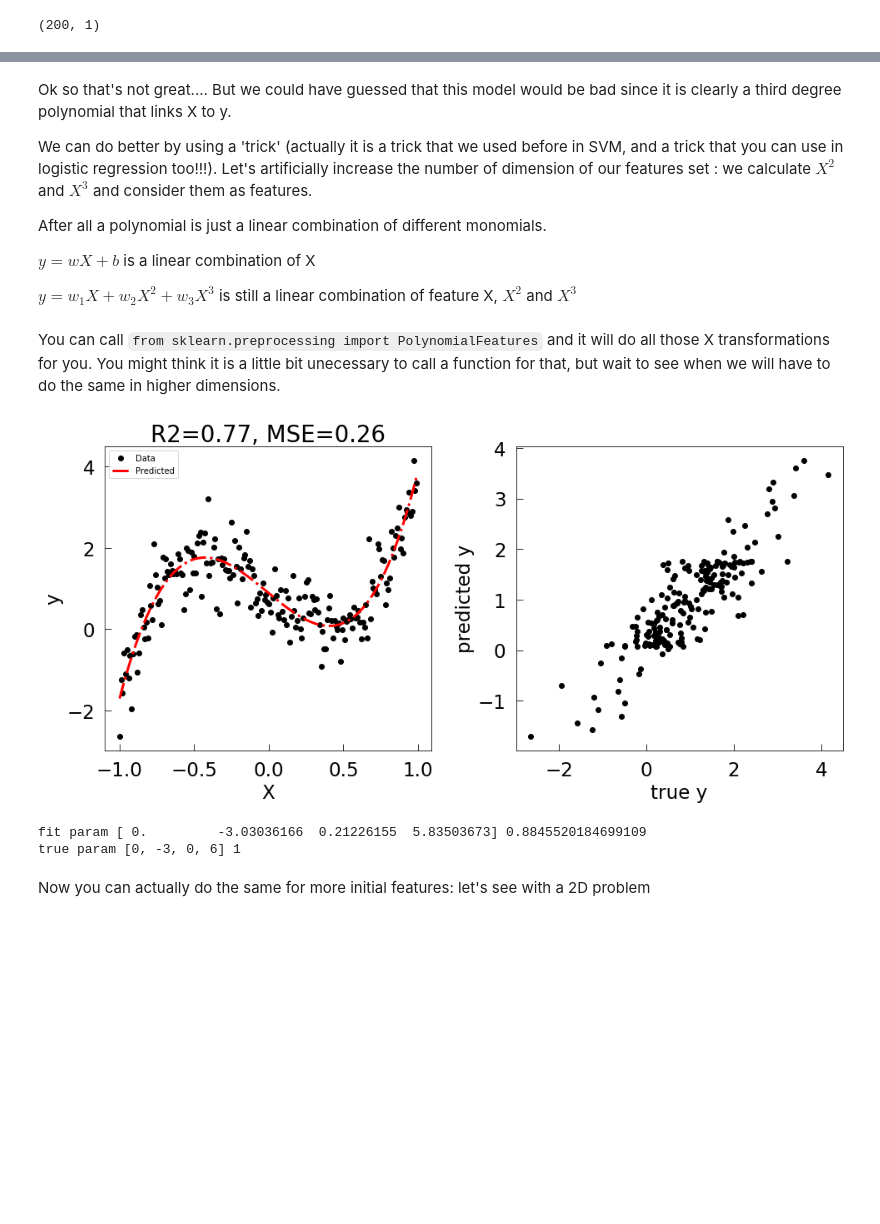
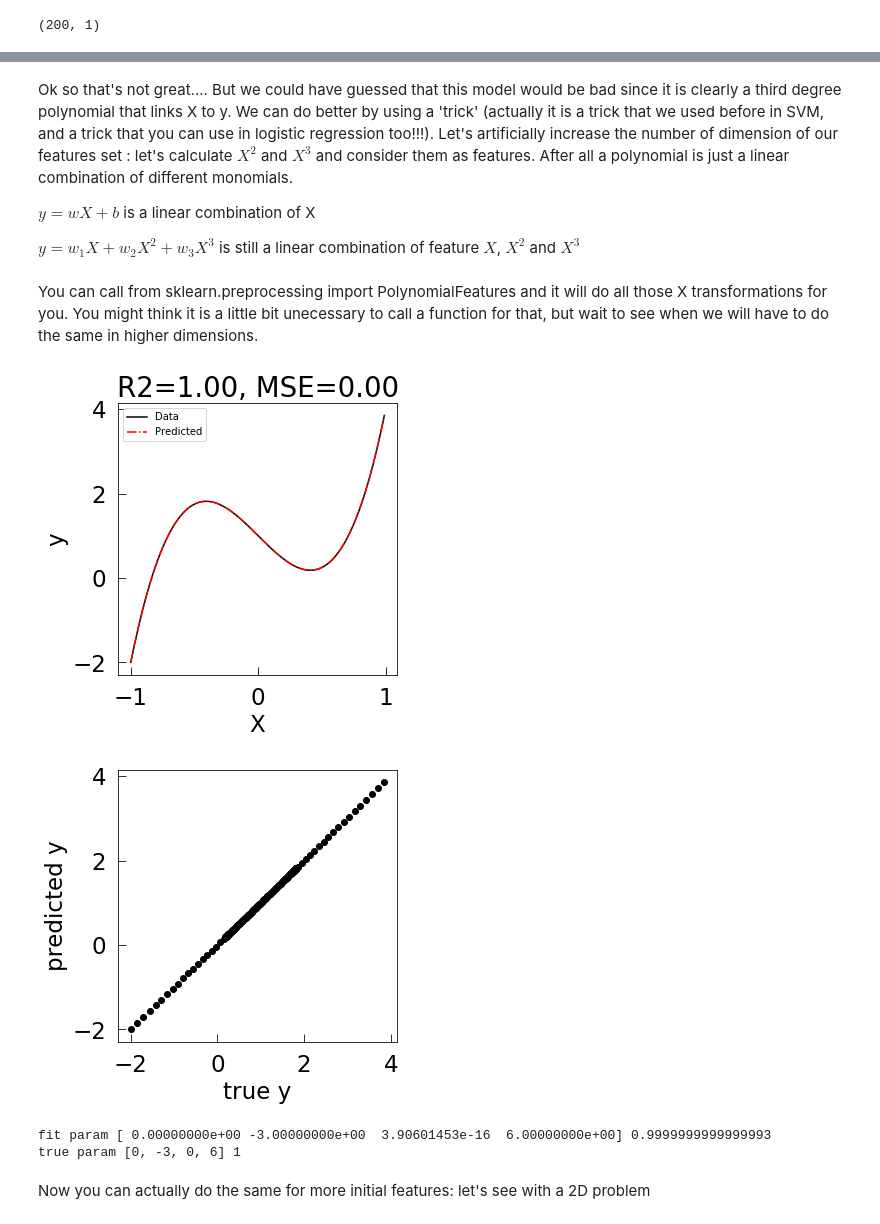
Before and after one commit to sib-swiss/intro-machine-learning-training, a Jupyter notebook: python_notebooks/Chapter_4_Machine_Learning_for_regression.ipynb, the cells around one changed output, grey strips where cells are left out. Drawn from its saved outputs; the diff is of its cells as text; code cells hidden in the pictures; blank space fills up the shorter version.

```diff
--- a/python_notebooks/Chapter_4_Machine_Learning_for_regression.ipynb
+++ b/python_notebooks/Chapter_4_Machine_Learning_for_regression.ipynb
@@ -297,11 +246,11 @@ As you can see, there are some differences between the two scores, probably comi
 # %%
 # Toy data set where we have only one feature (X is one dimensional) and we want to predict y.
-# We use a simple model here: y is just a typical third degree polynomial of X with some gaussian noise
-# (here the coefficient of noise is set to 0.5 but I encourage you to play with it).
+# We use a simple model used here: y is just a typical third degree polynomial of X with some gaussian noise
+# (here the coefficient of noise is set to 0 but #I encourage you to play with it).
 
 X=np.ndarray.reshape(np.arange(-1,1,10**-2),200,1)
 print(np.shape(X))
-y=[1-3*v+6*v**3 +0.5*np.random.randn() for v in X[:,0]]
+y=[1-3*v+6*v**3 +0*np.random.randn() for v in X[:,0]]
 # %% [output]
 (200, 1)
 # %%
@@ -342,52 +288,45 @@ plt.show()
 # %% [markdown]
-Ok so that's not great.... But we could have guessed that this model would be bad since it is clearly a third degree polynomial that links X to y.
-
-We can do better by using a 'trick' (actually it is a trick that we used before in SVM, and a trick that you can use in logistic regression too!!!). Let's artificially increase the number of dimension of our features set : we calculate $X^{2}$ and $X^{3}$ and consider them as features.
-
-After all a polynomial is just a linear combination of different monomials.
+Ok so that's not great.... But we could have guessed that this model would be bad since it is clearly a third degree polynomial that links X to y. We can do better by using a 'trick' (actually it is a trick that we used before in SVM, and a trick that you can use in logistic regression too!!!). Let's artificially increase the number of dimension of our features set : let's calculate $X^{2}$ and $X^{3}$ and consider them as features. After all a polynomial is just a linear combination of different monomials.
 
 $y=wX +b$ is a linear combination of X
 
-$y=w_{1}X+w_{2}X^{2}+w_{3}X^{3}$ is still a linear combination of feature X, $X^{2}$ and $X^{3}$
+$y=w_{1}X+w_{2}X^{2}+w_{3}X^{3}$ is still a linear combination of feature $X$, $X^{2}$ and $X^{3}$
 # %% [markdown]
-You can call `from sklearn.preprocessing import PolynomialFeatures` and it will do all those X transformations for you.
-You might think it is a little bit unecessary to call a function for that, but wait to see when we will have to do the same in higher dimensions.
+You can call from sklearn.preprocessing import PolynomialFeatures and it will do all those X transformations for you. You might think it is a little bit unecessary to call a function for that, but wait to see when we will have to do the same in higher dimensions.
 # %%
 from sklearn.preprocessing import PolynomialFeatures
 
 # here we set a third degree polynomial object
 poly = PolynomialFeatures(degree=3)
 # do the actual fit and transformation of data
 X_poly=poly.fit_transform(X)
 
+from sklearn.preprocessing import StandardScaler
+scaler=StandardScaler()
+scaler.fit_transform(X_poly)
 
 lr=LinearRegression()
 lr.fit(X_poly,y)
 y_predict=lr.predict(X_poly)
 R2=r2_score(y,y_predict)
 MSE=mean_squared_error(y,y_predict)
-
-fig,ax = plt.subplots(1,2, figsize=(14,7))
-
-ax[0].plot(X[:,0],y,'ko',label='Data')
-ax[0].plot(X[:,0],y_predict,'r-.', linewidth=3,label='Predicted')
-ax[0].legend(loc='best',fontsize=10)
-ax[0].set_title('R2={0:.2f}, MSE={1:.2f}'.format(R2,MSE))
-ax[0].set_xlabel('X')
-ax[0].set_ylabel('y')
-
-
-ax[1].plot(y,y_predict,'ko')
-ax[1].set_xlabel('true y')
-ax[1].set_ylabel('predicted y')
-
-plt.tight_layout()
+plt.plot(X[:,0],y,'k-',label='Data')
+plt.plot(X[:,0],y_predict,'r-.',label='Predicted')
+plt.legend(loc='best',fontsize=10)
+plt.title('R2={0:.2f}, MSE={1:.2f}'.format(R2,MSE))
+plt.xlabel('X')
+plt.ylabel('y')
+plt.show()
+plt.plot(y,y_predict,'ko')
+plt.xlabel('true y')
+plt.ylabel('predicted y')
 plt.show()
 print('fit param',lr.coef_,lr.intercept_)
 print('true param',[0,-3,0,6],1)
 # %% [output]
-[figure, old version]
+[figure, new version]
+[figure, added]
-fit param [ 0.         -3.03036166  0.21226155  5.83503673] 0.8845520184699109
+fit param [ 0.00000000e+00 -3.00000000e+00  3.90601453e-16  6.00000000e+00] 0.9999999999999993
 true param [0, -3, 0, 6] 1
 # %% [markdown]
 Now you can actually do the same for more initial features: let's see with a 2D problem
```
Also changed, not shown: parts of 63 cells of this notebook, 4 other files.
